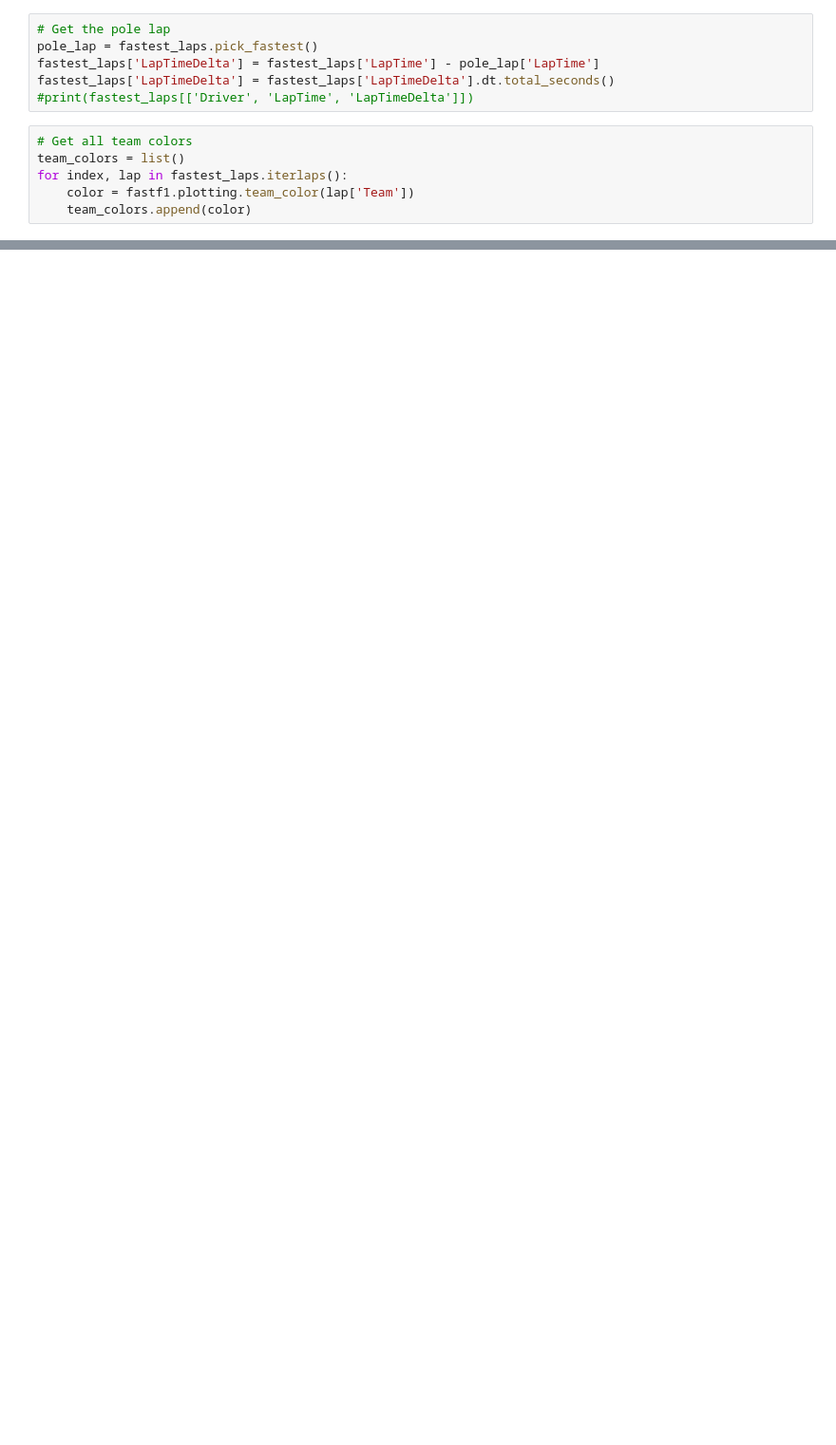
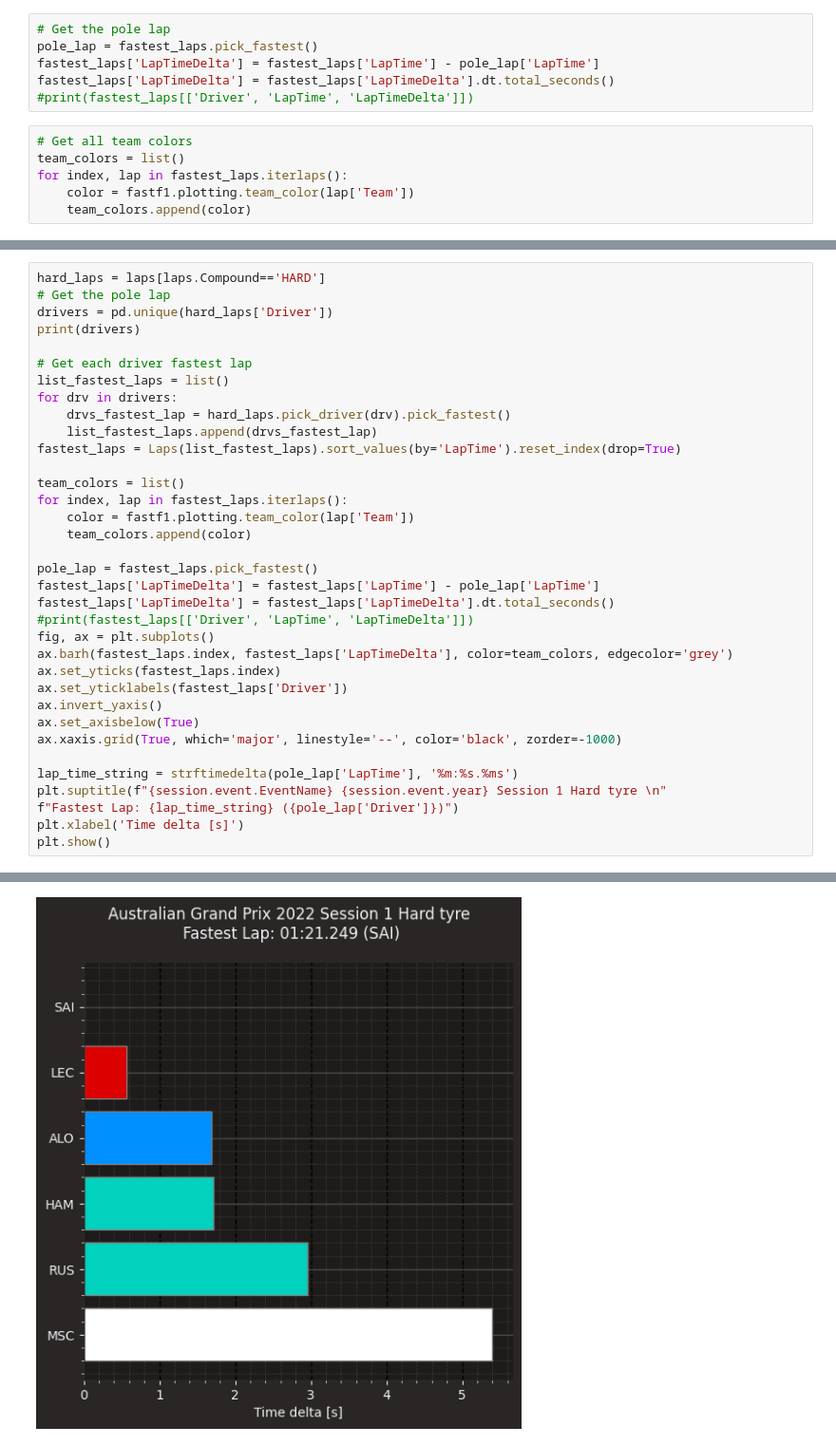
Before and after one commit to professorconst/formula1, a Jupyter notebook: 2022/02_Jeddah/session_1.ipynb, the cells around one changed output, grey strips where cells are left out. Shown at 95% size. Cells and saved outputs as stored; diff of their text form; blank space fills up the shorter version.

```diff
--- a/2022/02_Jeddah/session_1.ipynb
+++ b/2022/02_Jeddah/session_1.ipynb
@@ -163,0 +169,36 @@ plt.show()
+# %%
+hard_laps = laps[laps.Compound=='HARD']
+# Get the pole lap
+drivers = pd.unique(hard_laps['Driver'])
+print(drivers)
+
+# Get each driver fastest lap
+list_fastest_laps = list()
+for drv in drivers:
+    drvs_fastest_lap = hard_laps.pick_driver(drv).pick_fastest()
+    list_fastest_laps.append(drvs_fastest_lap)
+fastest_laps = Laps(list_fastest_laps).sort_values(by='LapTime').reset_index(drop=True)
+
+team_colors = list()
+for index, lap in fastest_laps.iterlaps():
+    color = fastf1.plotting.team_color(lap['Team'])
+    team_colors.append(color)
+
+pole_lap = fastest_laps.pick_fastest()
+fastest_laps['LapTimeDelta'] = fastest_laps['LapTime'] - pole_lap['LapTime']
+fastest_laps['LapTimeDelta'] = fastest_laps['LapTimeDelta'].dt.total_seconds()
+#print(fastest_laps[['Driver', 'LapTime', 'LapTimeDelta']])
+fig, ax = plt.subplots()
+ax.barh(fastest_laps.index, fastest_laps['LapTimeDelta'], color=team_colors, edgecolor='grey')
+ax.set_yticks(fastest_laps.index)
+ax.set_yticklabels(fastest_laps['Driver'])
+ax.invert_yaxis()
+ax.set_axisbelow(True)
+ax.xaxis.grid(True, which='major', linestyle='--', color='black', zorder=-1000)
+
+lap_time_string = strftimedelta(pole_lap['LapTime'], '%m:%s.%ms')
+plt.suptitle(f"{session.event.EventName} {session.event.year} Session 1 Hard tyre \n"
+f"Fastest Lap: {lap_time_string} ({pole_lap['Driver']})")
+plt.xlabel('Time delta [s]')
+plt.show()
+# %% [output]
@@ -164 +206,2 @@ plt.show()
+[figure, added]
 # %%
```
Also changed, not shown: parts of 8 cells of this notebook, 3 other files.
